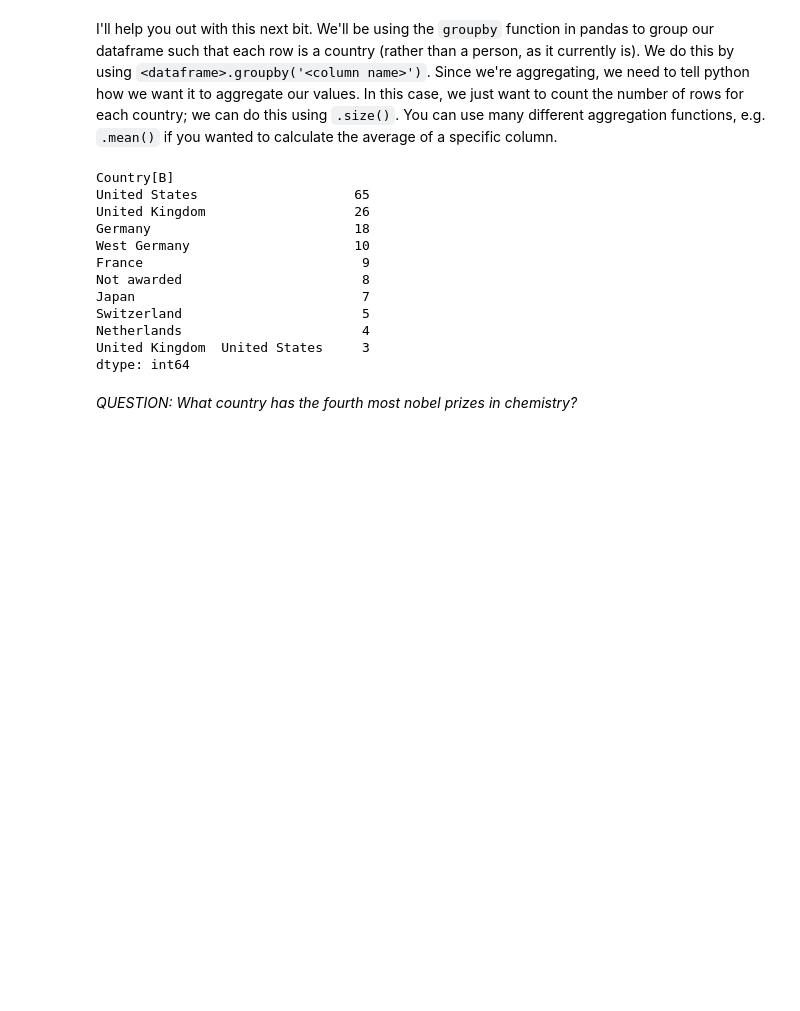
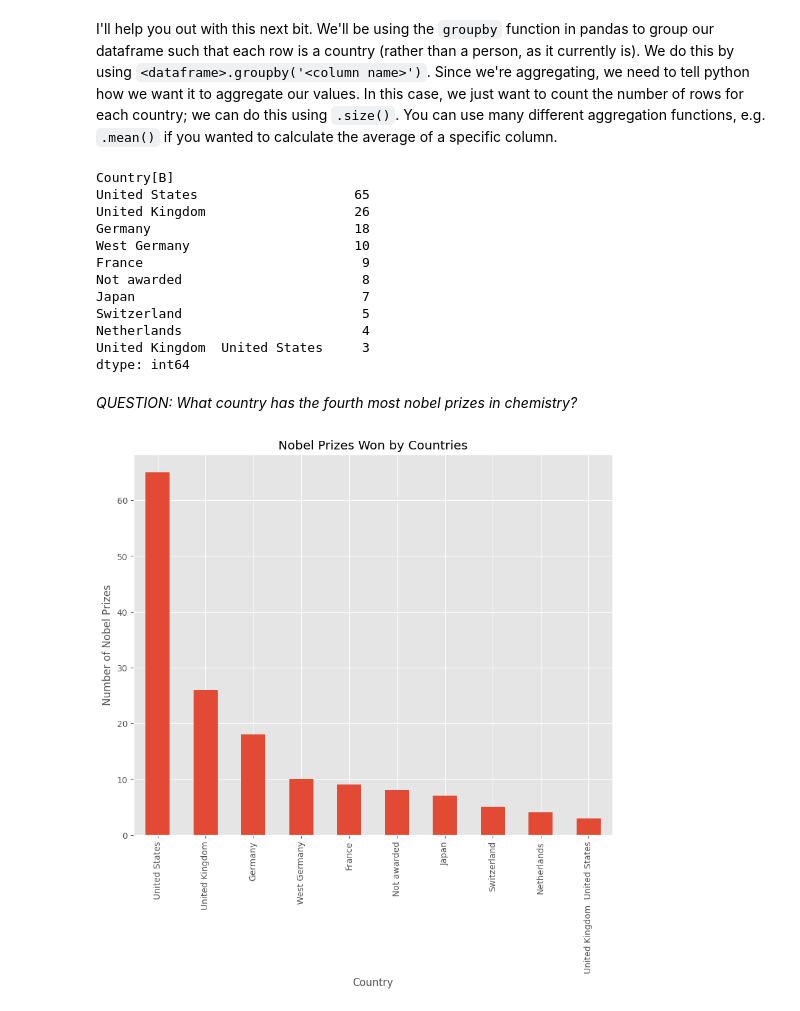
Before and after one commit to yasminyong/QM2WORK, a Jupyter notebook: Copy_of_W2_Working_with_Data_in_Pandas.ipynb, the cells around one changed output. Drawn from its saved outputs; the diff is of its cells as text; code cells hidden in the pictures; blank space fills up the shorter version.

```diff
--- a/Copy_of_W2_Working_with_Data_in_Pandas.ipynb
+++ b/Copy_of_W2_Working_with_Data_in_Pandas.ipynb
@@ -532,9 +471,10 @@ I'll help you out with this next bit. We'll be using the `groupby` function in p
 countries=chem.groupby('Country[B]').size()
 
 #now let's sort it in descending order
-countries.sort_values(ascending=False).head(10)
+top10=countries.sort_values(ascending=False).head(10)
 
 # finally, plot the top 10 countries
+top10
 # %% [output]
 Country[B]
 United States                    65
@@ -550,3 +490,11 @@ United Kingdom  United States     3
 dtype: int64
 # %% [markdown]
 *QUESTION: What country has the fourth most nobel prizes in chemistry?*
+# %%
+top10.plot(kind='bar', x='Country', y='Number of Nobel Prizes')
+plt.title('Nobel Prizes Won by Countries')
+plt.xlabel('Country')
+plt.ylabel('Number of Nobel Prizes')
+plt.show()
+# %% [output]
+[figure, added]
```
Also changed, not shown: parts of 13 cells of this notebook.
